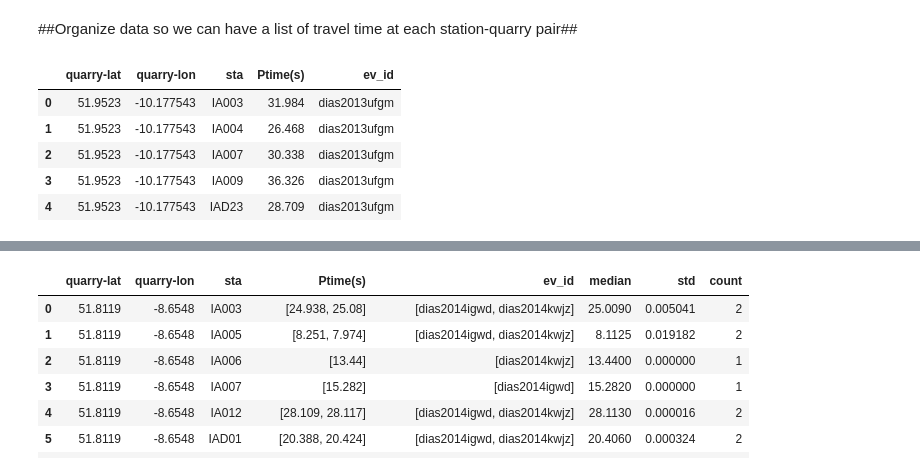
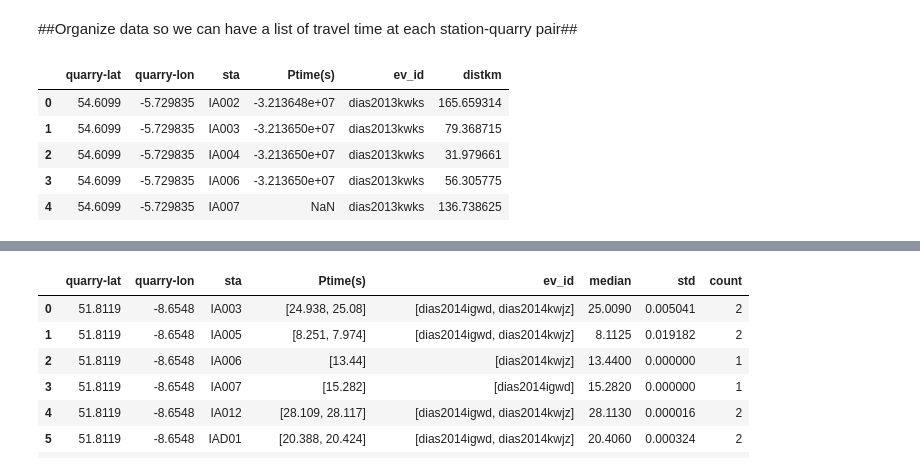
Before and after one commit to bru-melo/SeisBlast, a Jupyter notebook: codes/select-traveltimes.ipynb, the cells around one changed output, grey strips where cells are left out. Saved outputs shown, nothing was run; the diff lists cells and outputs as text; code cells hidden in the pictures.

```diff
--- a/codes/select-traveltimes.ipynb
+++ b/codes/select-traveltimes.ipynb
@@ -34,34 +34,35 @@ relocated_catalogue.head(5)
 # %%
 quarry_data = pd.DataFrame()
 
 #first loop over the values of the relocated catalogue
-for index, row in relocated_catalogue.iterrows():
+#for index, row in relocated_catalogue.iterrows():
     #qry_id = row['quarry-ID']
-    ev_id = row['EVENT-ID']
-    #get the picks for the event at the index position
-    df, info = sb.list_picks(james_catalogue, james_bulletins_dir, ev_id)
-    #calculate the travel time in seconds from the origin time
-    origin_time = pd.to_datetime((relocated_catalogue.loc[index, 'DATE'] + ' ' + relocated_catalogue.loc[index, 'TIME']), format='%Y-%m-%d %H:%M:%S.%f')
-    df['Ptime(s)'] = (df['time']['P'] - origin_time).dt.total_seconds()
-    #new dataframe to store the quarry data for the event
-    temp_df = pd.DataFrame({
-    'quarry-lat': row['lat-quarry'],
-    'quarry-lon': row['lon-quarry'],
-    'sta': df['sta'],
-    'Ptime(s)': df['Ptime(s)'],
-    'ev_id': ev_id,
-    'dist_def': df['dist'],
-    })
-    #populate quarry_data_group
-    quarry_data = pd.concat([quarry_data, temp_df], axis=0, ignore_index=True)
+    #ev_id = row['EVENT-ID']
+ev_id='dias2013kwks'
+#get the picks for the event at the index position
+df, info = sb.list_picks(james_catalogue, james_bulletins_dir, ev_id)
+#calculate the travel time in seconds from the origin time
+origin_time = pd.to_datetime((relocated_catalogue.loc[index, 'DATE'] + ' ' + relocated_catalogue.loc[index, 'TIME']), format='%Y-%m-%d %H:%M:%S.%f')
+df['Ptime(s)'] = (df['time']['P'] - origin_time).dt.total_seconds()
+#new dataframe to store the quarry data for the event
+temp_df = pd.DataFrame({
+'quarry-lat': row['lat-quarry'],
+'quarry-lon': row['lon-quarry'],
+'sta': df['sta'],
+'Ptime(s)': df['Ptime(s)'],
+'ev_id': ev_id,
+'distkm': df['distkm'],
+})
+#populate quarry_data_group
+quarry_data = pd.concat([quarry_data, temp_df], axis=0, ignore_index=True)
 
 quarry_data.head(5)
 # %% [output]
-|  | quarry-lat | quarry-lon | sta | Ptime(s) | ev_id |
-| 0 | 51.9523 | -10.177543 | IA003 | 31.984 | dias2013ufgm |
-| 1 | 51.9523 | -10.177543 | IA004 | 26.468 | dias2013ufgm |
-| 2 | 51.9523 | -10.177543 | IA007 | 30.338 | dias2013ufgm |
-| 3 | 51.9523 | -10.177543 | IA009 | 36.326 | dias2013ufgm |
-| 4 | 51.9523 | -10.177543 | IAD23 | 28.709 | dias2013ufgm |
+|  | quarry-lat | quarry-lon | sta | Ptime(s) | ev_id | distkm |
+| 0 | 54.6099 | -5.729835 | IA002 | -3.213648e+07 | dias2013kwks | 165.659314 |
+| 1 | 54.6099 | -5.729835 | IA003 | -3.213650e+07 | dias2013kwks | 79.368715 |
+| 2 | 54.6099 | -5.729835 | IA004 | -3.213650e+07 | dias2013kwks | 31.979661 |
+| 3 | 54.6099 | -5.729835 | IA006 | -3.213650e+07 | dias2013kwks | 56.305775 |
+| 4 | 54.6099 | -5.729835 | IA007 | NaN | dias2013kwks | 136.738625 |
 # %%
 #group by quarry ID and station and calculate the median, std and count of the picks
```
Also changed, not shown: parts of 1 cell of this notebook, 26 other files.
